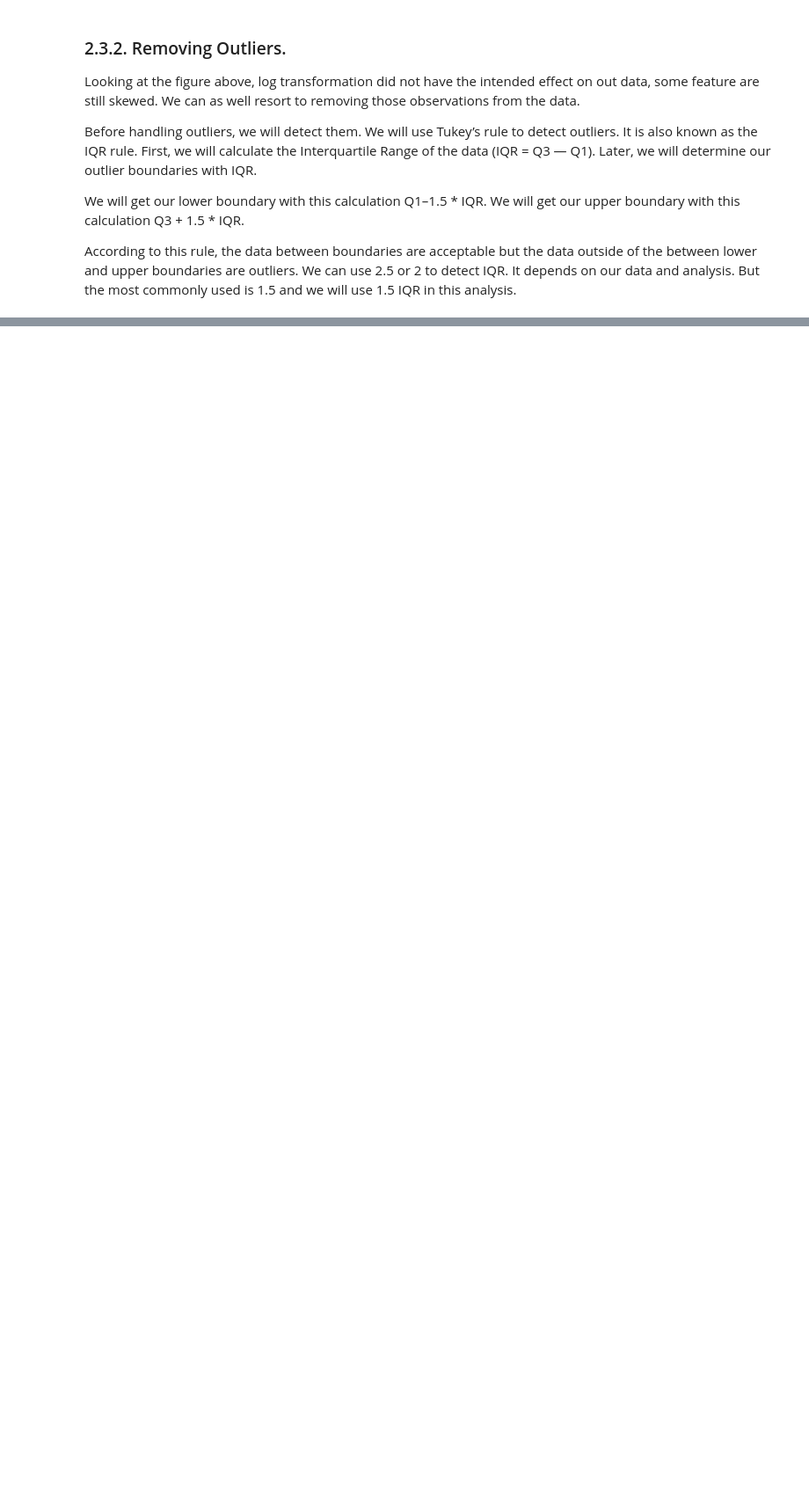
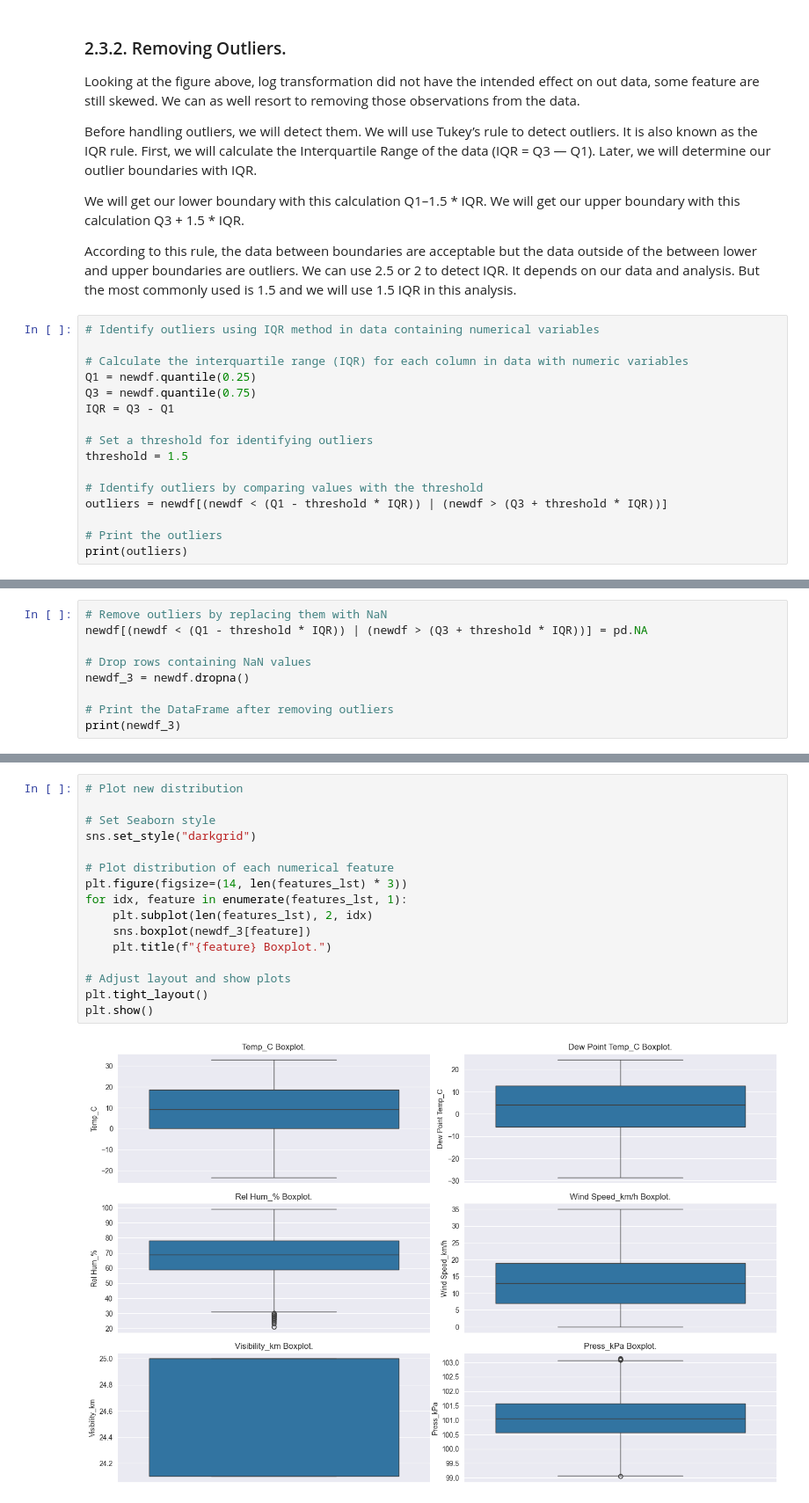
Before and after one commit to kechcole/LUX_DEV_PROGRAM, a Jupyter notebook: Assignments/Scripts_Wk_2/Python.ipynb, the cells around one changed output, grey strips where cells are left out. Shown at 88% size. Cells and saved outputs as stored; diff of their text form; blank space fills up the shorter version.

Commit message:
Handling outliers

```diff
--- a/Assignments/Scripts_Wk_2/Python.ipynb
+++ b/Assignments/Scripts_Wk_2/Python.ipynb
@@ -362,3 +362,19 @@ Before handling outliers, we will detect them. We will use Tukey’s rule to det
 We will get our lower boundary with this calculation Q1–1.5 * IQR. We will get our upper boundary with this calculation Q3 + 1.5 * IQR.
 
 According to this rule, the data between boundaries are acceptable but the data outside of the between lower and upper boundaries are outliers. We can use 2.5 or 2 to detect IQR. It depends on our data and analysis. But the most commonly used is 1.5 and we will use 1.5 IQR in this analysis.
+# %%
+# Identify outliers using IQR method in data containing numerical variables
+
+# Calculate the interquartile range (IQR) for each column in data with numeric variables
+Q1 = newdf.quantile(0.25)
+Q3 = newdf.quantile(0.75)
+IQR = Q3 - Q1
+
+# Set a threshold for identifying outliers
+threshold = 1.5
+
+# Identify outliers by comparing values with the threshold
+outliers = newdf[(newdf < (Q1 - threshold * IQR)) | (newdf > (Q3 + threshold * IQR))]
+
+# Print the outliers
+print(outliers)
@@ -364,0 +399,9 @@ According to this rule, the data between boundaries are acceptable but the data
+# %%
+# Remove outliers by replacing them with NaN
+newdf[(newdf < (Q1 - threshold * IQR)) | (newdf > (Q3 + threshold * IQR))] = pd.NA
+
+# Drop rows containing NaN values
+newdf_3 = newdf.dropna()
+
+# Print the DataFrame after removing outliers
+print(newdf_3)
@@ -364,0 +434,18 @@ According to this rule, the data between boundaries are acceptable but the data
+# %%
+# Plot new distribution
+
+# Set Seaborn style
+sns.set_style("darkgrid")
+
+# Plot distribution of each numerical feature
+plt.figure(figsize=(14, len(features_lst) * 3))
+for idx, feature in enumerate(features_lst, 1):
+    plt.subplot(len(features_lst), 2, idx)
+    sns.boxplot(newdf_3[feature])
+    plt.title(f"{feature} Boxplot.")
+
+# Adjust layout and show plots
+plt.tight_layout()
+plt.show()
+# %% [output]
+[figure, added]
```
Also changed, not shown: parts of 6 cells of this notebook.
